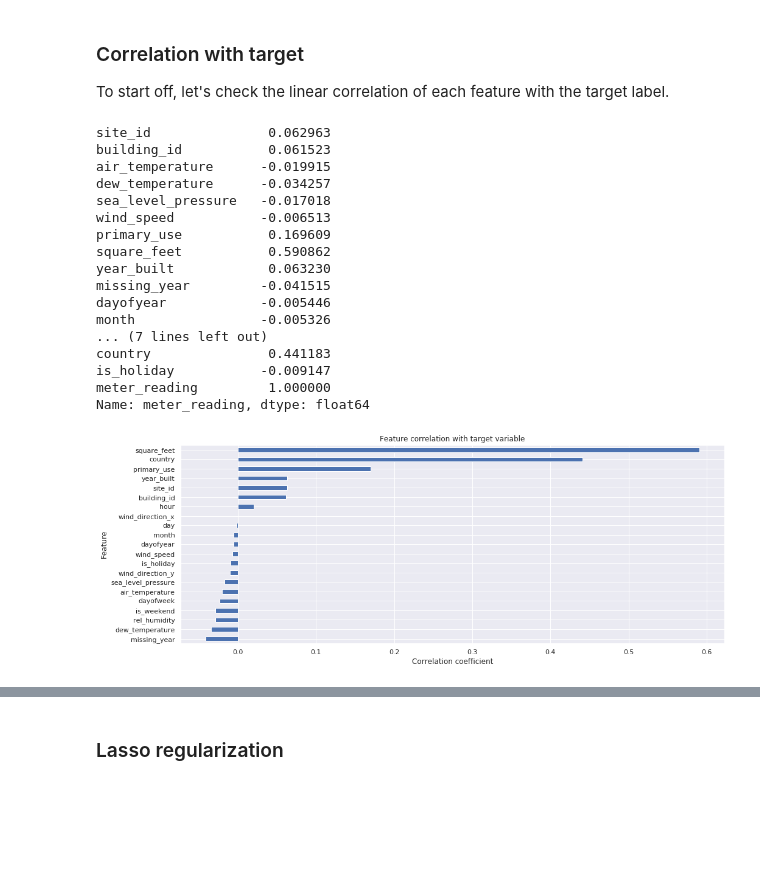
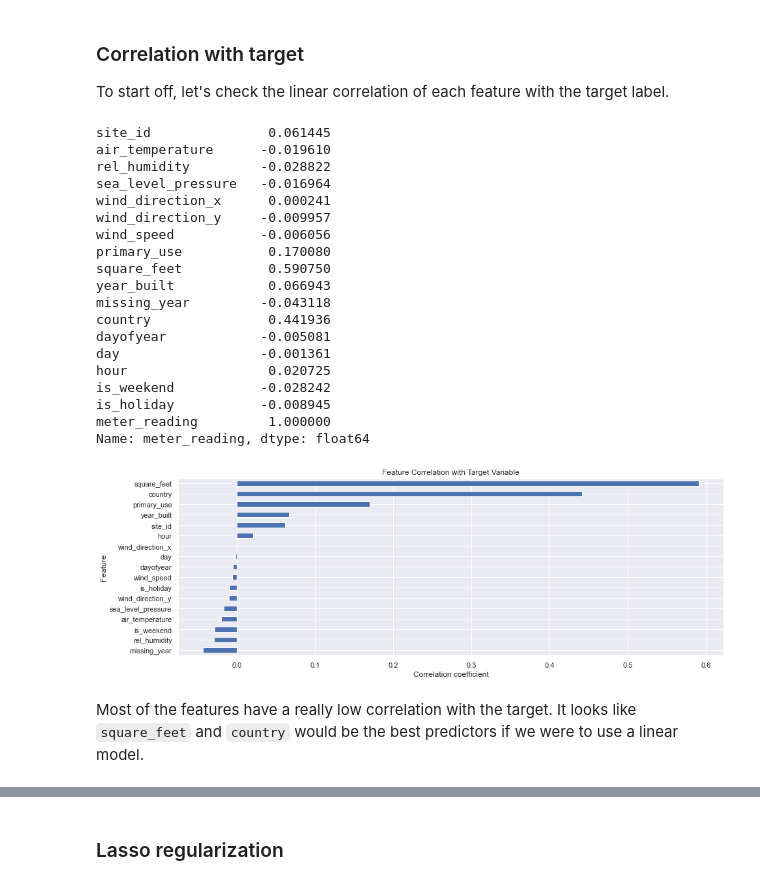
Before and after one commit to tri-bui/energy-predictor, a Jupyter notebook: notebooks/03-featurization.ipynb, the cells around one changed output, grey strips where cells are left out. Drawn from its saved outputs; the diff is of its cells as text; code cells hidden in the pictures; blank space fills up the shorter version.

```diff
--- a/notebooks/03-featurization.ipynb
+++ b/notebooks/03-featurization.ipynb
@@ -618,34 +618,40 @@ feat_sel
 
 To start off, let's check the linear correlation of each feature with the target label.
 # %%
-# Add target variable in with the features
+# Merger target variable into the features
 e_train = pd.merge(Xe_train, ye_train, how='left', left_index=True, right_index=True)
 
 # Feature correlation with target variable
-cor = e_train.corr()
-cor.meter_reading
+e_corr = e_train.corr()
+e_corr.meter_reading
 # %% [output]
-site_id               0.062963
-building_id           0.061523
-air_temperature      -0.019915
-dew_temperature      -0.034257
-sea_level_pressure   -0.017018
-wind_speed           -0.006513
-primary_use           0.169609
-square_feet           0.590862
-year_built            0.063230
-missing_year         -0.041515
-dayofyear            -0.005446
-month                -0.005326
-... (7 lines left out)
-country               0.441183
-is_holiday           -0.009147
+site_id               0.061445
+air_temperature      -0.019610
+rel_humidity         -0.028822
+sea_level_pressure   -0.016964
+wind_direction_x      0.000241
+wind_direction_y     -0.009957
+wind_speed           -0.006056
+primary_use           0.170080
+square_feet           0.590750
+year_built            0.066943
+missing_year         -0.043118
+country               0.441936
+dayofyear            -0.005081
+day                  -0.001361
+hour                  0.020725
+is_weekend           -0.028242
+is_holiday           -0.008945
 meter_reading         1.000000
 Name: meter_reading, dtype: float64
 # %%
-cor.meter_reading.sort_values()[:-1].plot.barh(figsize=(16, 6), title='Feature correlation with target variable')
+# Plot correlation
+e_corr.meter_reading.sort_values()[:-1].plot.barh(figsize=(15, 5), title='Feature Correlation with Target Variable')
 plt.ylabel('Feature')
-plt.xlabel('Correlation coefficient');
+plt.xlabel('Correlation coefficient')
+plt.show()
 # %% [output]
-[figure, old version]
+[figure, new version]
+# %% [markdown]
+Most of the features have a really low correlation with the target. It looks like `square_feet` and `country` would be the best predictors if we were to use a linear model.
 # %%
```
Also changed, not shown: parts of 5 cells of this notebook, 1 other file.
